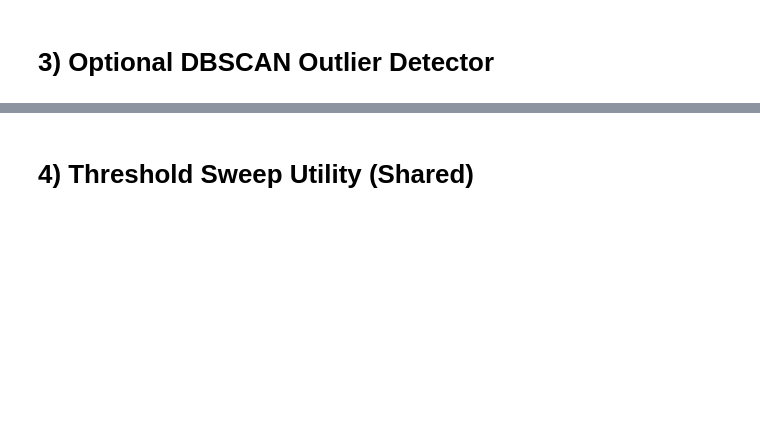
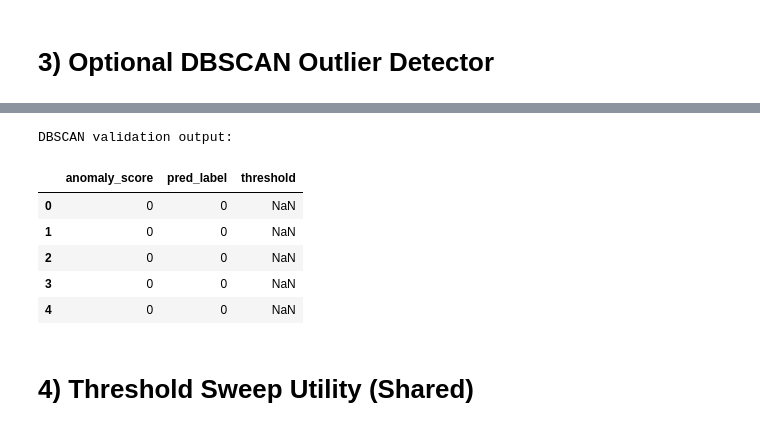
Before and after one commit to Basma-e/ECE447-Anomaly-Detection, a Jupyter notebook: notebooks/memberB/memberB_distance_thresholds.ipynb, the cells around one changed output, grey strips where cells are left out. Drawn from its saved outputs; the diff is of its cells as text; code cells hidden in the pictures; blank space fills up the shorter version.

```diff
--- a/notebooks/memberB/memberB_distance_thresholds.ipynb
+++ b/notebooks/memberB/memberB_distance_thresholds.ipynb
@@ -39,2 +162,29 @@ ARTIFACT_PATH = '../artifacts/'
+# %%
+def package_dbscan_results(db_labels):
+    pred_label = (db_labels == -1).astype(int)
+    return pd.DataFrame({
+        "anomaly_score": pred_label,   # placeholder since DBSCAN does not output continuous scores
+        "pred_label": pred_label,
+        "threshold": np.nan
+    })
+
+best_eps = best_dbscan["eps"]
+best_min_samples = int(best_dbscan["min_samples"])
+
+db_best = DBSCAN(eps=best_eps, min_samples=best_min_samples)
+db_best_labels = db_best.fit_predict(X_val)
+
+dbscan_val_output = package_dbscan_results(db_best_labels)
+
+print("DBSCAN validation output:")
+display(dbscan_val_output.head())
+# %% [output]
+DBSCAN validation output:
+|  | anomaly_score | pred_label | threshold |
+| 0 | 0 | 0 | NaN |
+| 1 | 0 | 0 | NaN |
+| 2 | 0 | 0 | NaN |
+| 3 | 0 | 0 | NaN |
+| 4 | 0 | 0 | NaN |
 # %% [markdown]
 # 4) Threshold Sweep Utility (Shared)
```
Also changed, not shown: parts of 24 cells of this notebook, 6 other files.
